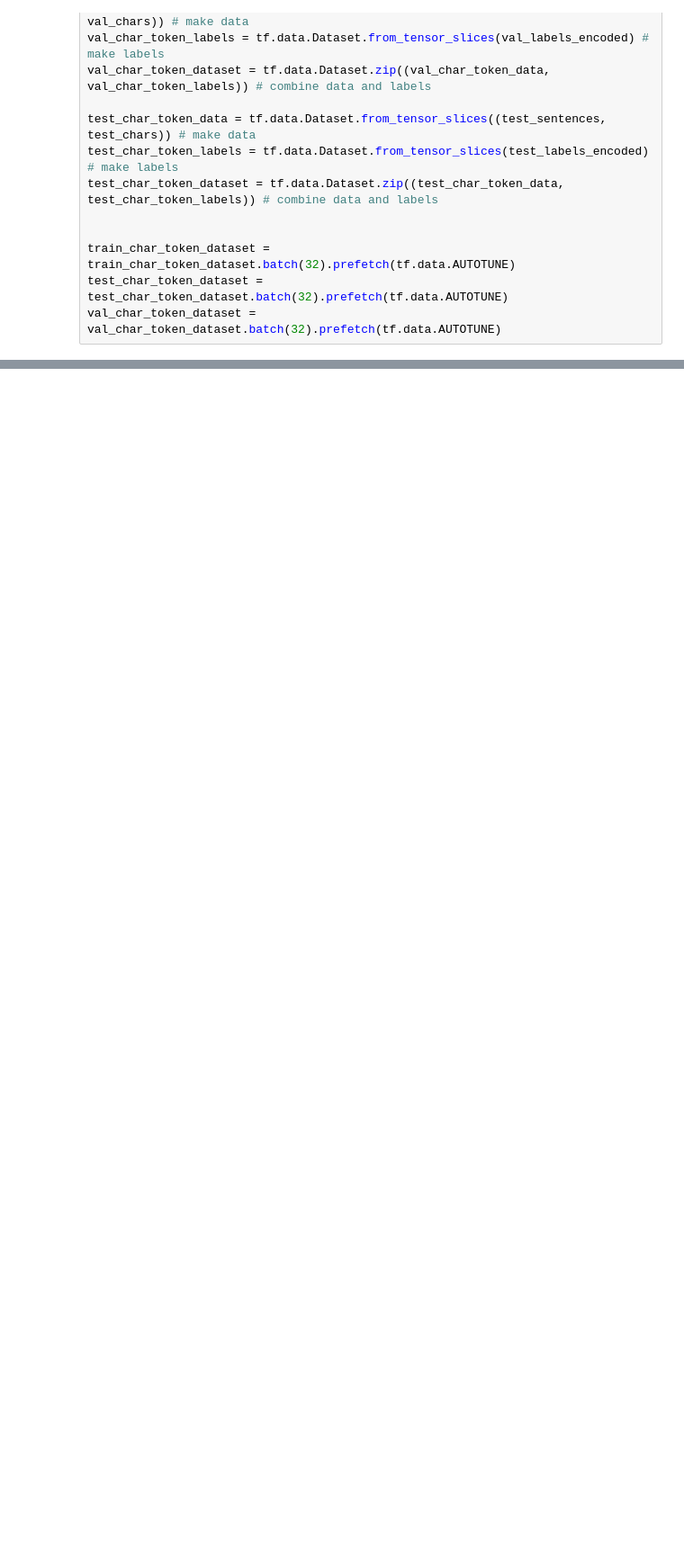
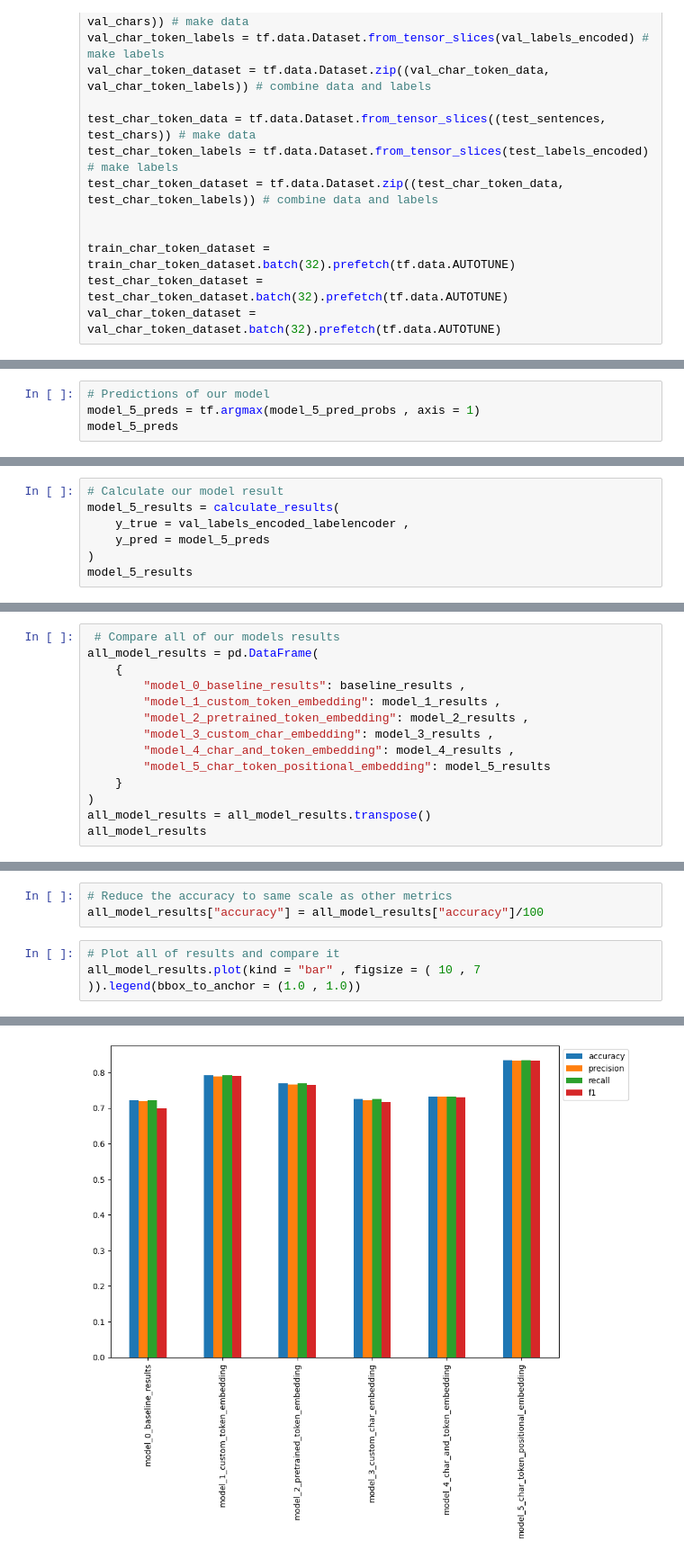
Before and after one commit to MelihKlc/Deep-Learning, a Jupyter notebook: Milestone_Project_SkimLit.ipynb, the cells around one changed output, grey strips where cells are left out. Shown at 90% size. Saved outputs shown, nothing was run; the diff lists cells and outputs as text; blank space fills up the shorter version.

```diff
--- a/Milestone_Project_SkimLit.ipynb
+++ b/Milestone_Project_SkimLit.ipynb
@@ -1163,0 +1477,4 @@ model_4_results
+# %%
+# Predictions of our model
+model_5_preds = tf.argmax(model_5_pred_probs , axis = 1)
+model_5_preds
@@ -1163,0 +1483,7 @@ model_4_results
+# %%
+# Calculate our model result
+model_5_results = calculate_results(
+    y_true = val_labels_encoded_labelencoder ,
+    y_pred = model_5_preds
+)
+model_5_results
@@ -1163,0 +1495,14 @@ model_4_results
+# %%
+ # Compare all of our models results
+all_model_results = pd.DataFrame(
+    {
+        "model_0_baseline_results": baseline_results ,
+        "model_1_custom_token_embedding": model_1_results ,
+        "model_2_pretrained_token_embedding": model_2_results ,
+        "model_3_custom_char_embedding": model_3_results ,
+        "model_4_char_and_token_embedding": model_4_results ,
+        "model_5_char_token_positional_embedding": model_5_results
+    }
+)
+all_model_results = all_model_results.transpose()
+all_model_results
@@ -1163,0 +1517,7 @@ model_4_results
+# %%
+# Reduce the accuracy to same scale as other metrics
+all_model_results["accuracy"] = all_model_results["accuracy"]/100
+# %%
+# Plot all of results and compare it
+all_model_results.plot(kind = "bar" , figsize = ( 10 , 7 )).legend(bbox_to_anchor = (1.0 , 1.0))
+# %% [output]
@@ -1163,0 +1525 @@ model_4_results
+[figure, added]
```
Also changed, not shown: parts of 63 cells of this notebook.
